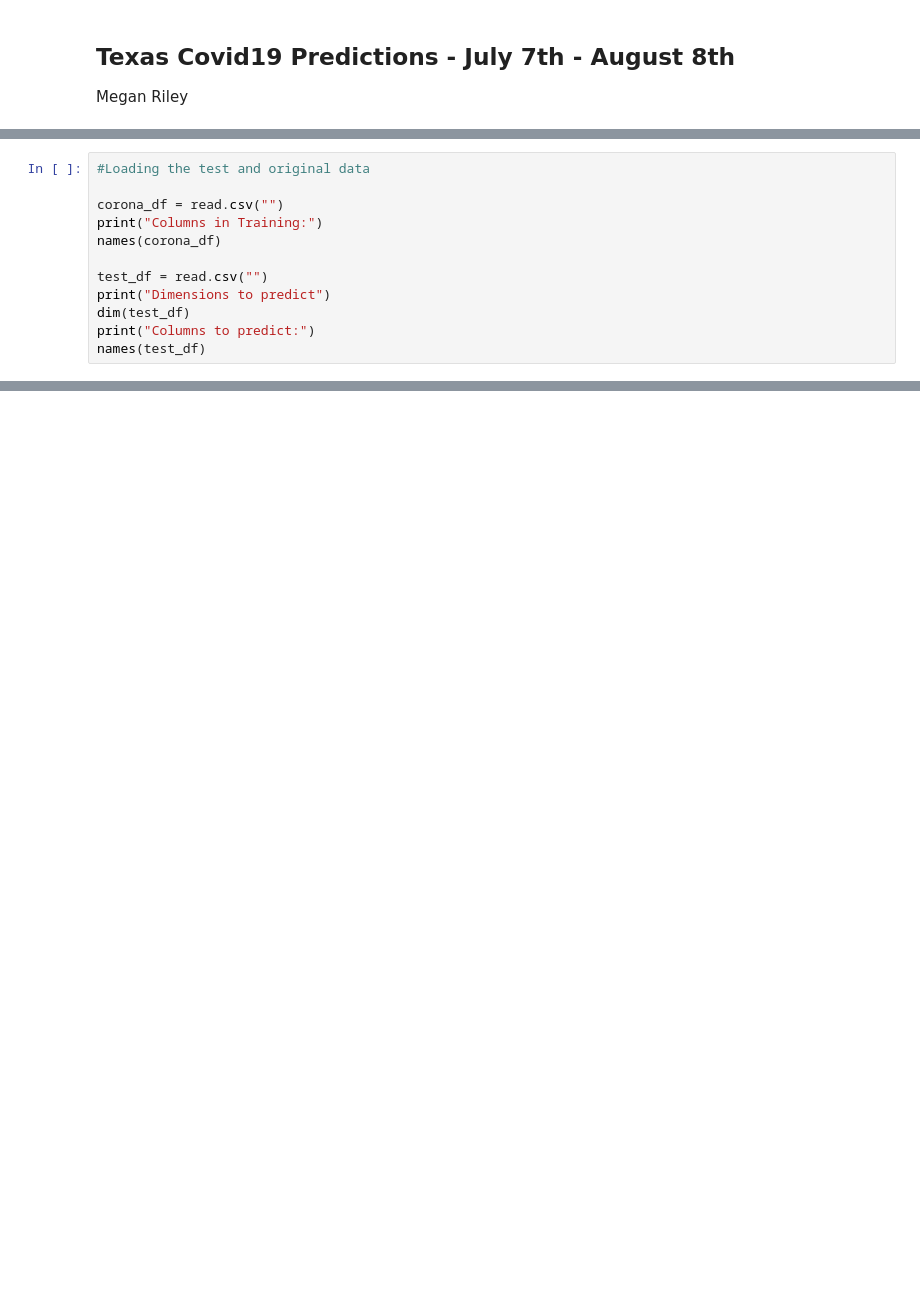
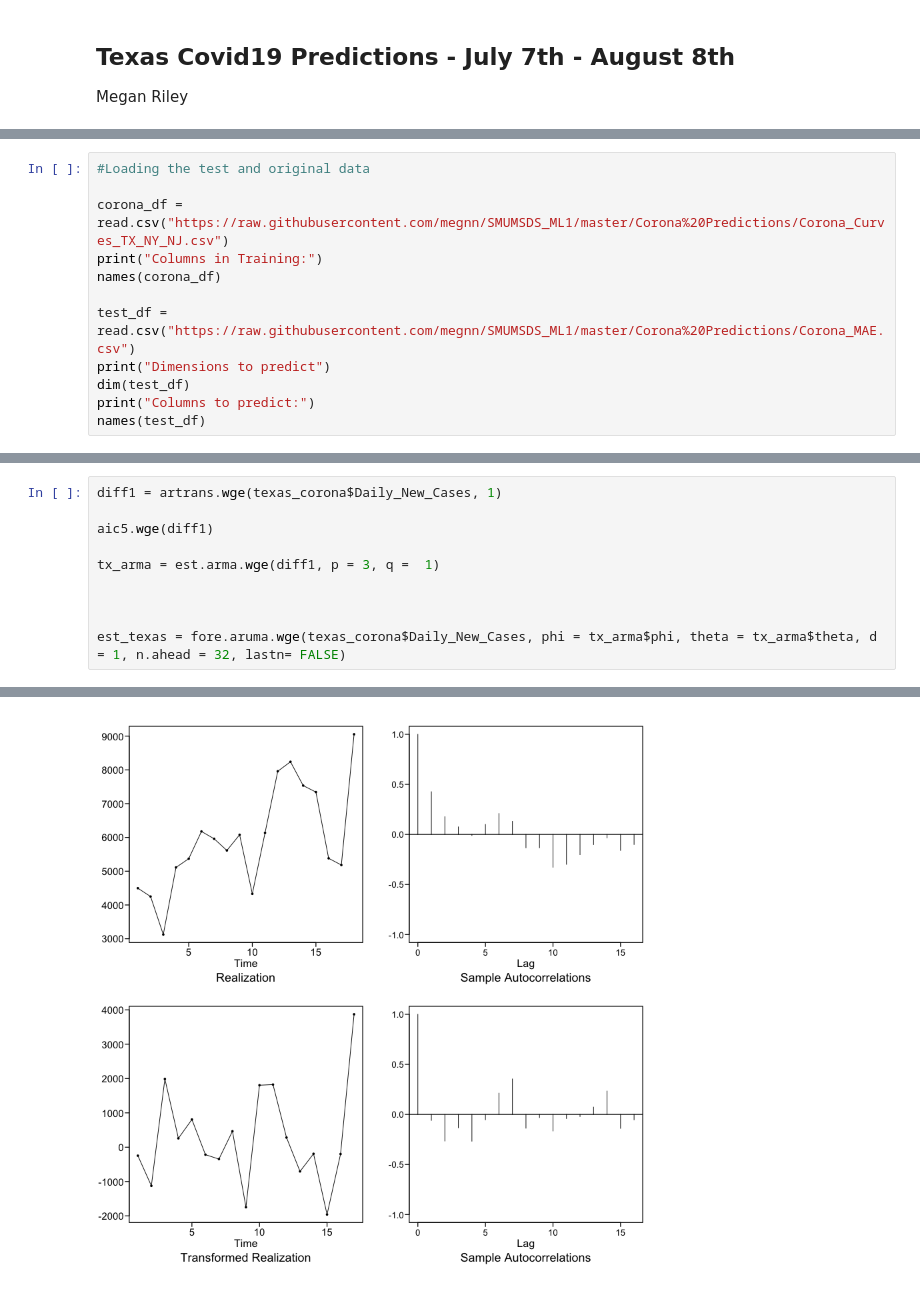
Before and after one commit to megnn/SMUMSDS_ML1, a Jupyter notebook: Corona Predictions/CovidPredictions Megan Riley.ipynb, the cells around one changed output, grey strips where cells are left out. Drawn from its saved outputs; the diff is of its cells as text; blank space fills up the shorter version.

```diff
--- a/Corona Predictions/CovidPredictions Megan Riley.ipynb
+++ b/Corona Predictions/CovidPredictions Megan Riley.ipynb
@@ -25,11 +12,11 @@ ERROR: Error in library(forecast): there is no package called ‘forecast’
 # %%
 #Loading the test and original data
 
-corona_df = read.csv("")
+corona_df = read.csv("https://raw.githubusercontent.com/megnn/SMUMSDS_ML1/master/Corona%20Predictions/Corona_Curves_TX_NY_NJ.csv")
 print("Columns in Training:")
 names(corona_df)
 
-test_df = read.csv("")
+test_df = read.csv("https://raw.githubusercontent.com/megnn/SMUMSDS_ML1/master/Corona%20Predictions/Corona_MAE.csv")
 print("Dimensions to predict")
 dim(test_df)
 print("Columns to predict:")
@@ -48,0 +47,11 @@ dim(texas_corona)
+# %%
+diff1 = artrans.wge(texas_corona$Daily_New_Cases, 1)
+
+aic5.wge(diff1)
+
+tx_arma = est.arma.wge(diff1, p = 3, q =  1)
+
+
+
+est_texas = fore.aruma.wge(texas_corona$Daily_New_Cases, phi = tx_arma$phi, theta = tx_arma$theta, d = 1, n.ahead = 32, lastn= FALSE)
+# %% [output]
@@ -48,0 +76 @@ dim(texas_corona)
+[figure, added]
```
Also changed, not shown: parts of 11 cells of this notebook.
